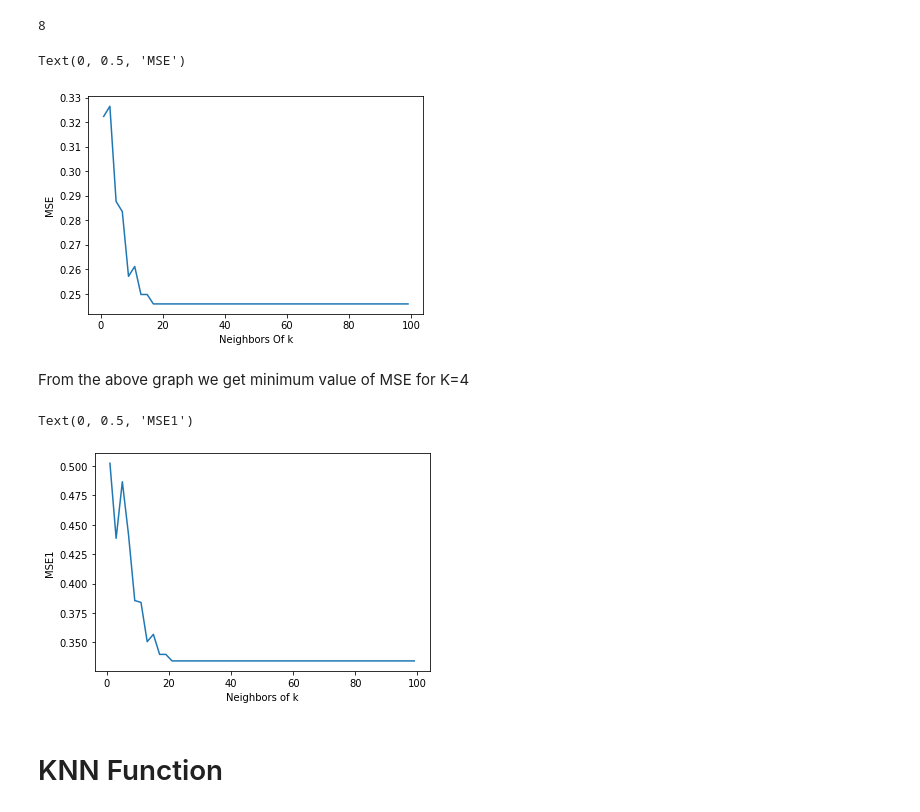
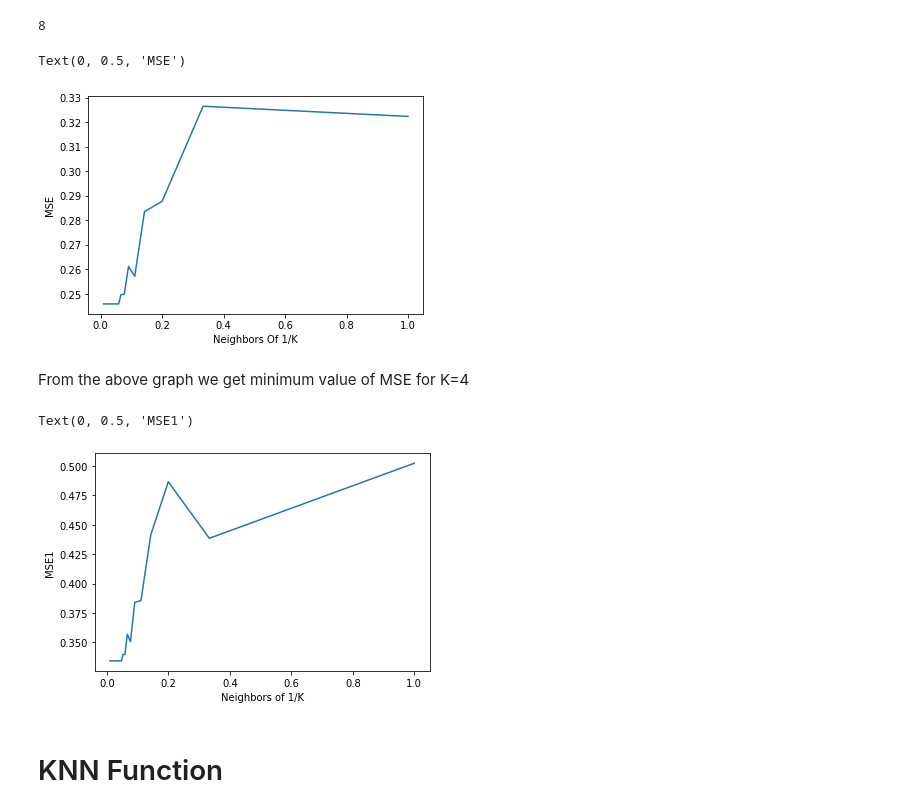
Before and after one commit to anmol0720/Working-on-KNN-algorithm, a Jupyter notebook: Mini_Project.ipynb, the cells around one changed output. Cells and saved outputs as stored; diff of their text form; code cells hidden in the pictures.

```diff
--- a/Mini_Project.ipynb
+++ b/Mini_Project.ipynb
@@ -5,7 +5,7 @@ import matplotlib.pyplot as plt
 import seaborn as sns
 import warnings
 warnings.filterwarnings('ignore')
-df=pd.read_csv('Desktop\DS\Wholesale data.csv')
+df=pd.read_csv('Desktop\DS\KNN algo\Wholesale data.csv')
 df.head()
 # %% [output]
 |  | Channel | Region | Fresh | Milk | Grocery | Frozen | Detergents_Paper | Delicassen |
@@ -38,12 +53,18 @@ cv_score=[]
 cv_score1=[]
 mylist=list(range(1,100))
 mylist=list(filter(lambda x: x%2 !=0,mylist))
+one=list()
 for k in mylist:
     knn=KNeighborsClassifier(n_neighbors=k)
     score=cross_val_score(knn,x_train,y_train,cv=10,scoring='accuracy')
     cv_score.append(score.mean())
     score1=cross_val_score(knn,x_test,y_test,cv=10,scoring='accuracy')
     cv_score1.append(score1.mean())
+    one.append('1')
+# %%
+newList=list()
+for x in mylist:
+    newList.append(1/x)
 # %%
 MSE=[1-x for x in cv_score]
 MSE1=[1-x for x in cv_score1]
@@ -53,21 +74,21 @@ print(optimal_k)
 # %% [output]
 8
 # %%
-plt.plot(mylist,MSE)
-plt.xlabel('Neighbors Of k')
+plt.plot(newList,MSE)
+plt.xlabel('Neighbors Of 1/K')
 plt.ylabel('MSE')
 # %% [output]
 Text(0, 0.5, 'MSE')
-[figure, old version]
+[figure, new version]
 # %% [markdown]
 From the above graph we get minimum value of MSE for K=4
 # %%
-plt.plot(mylist,MSE1)
-plt.xlabel('Neighbors of k')
+plt.plot(newList,MSE1)
+plt.xlabel('Neighbors of 1/K')
 plt.ylabel('MSE1')
 # %% [output]
 Text(0, 0.5, 'MSE1')
-[figure, old version]
+[figure, new version]
 # %% [markdown]
 
 # KNN Function
```
Also changed, not shown: parts of 3 cells of this notebook.
